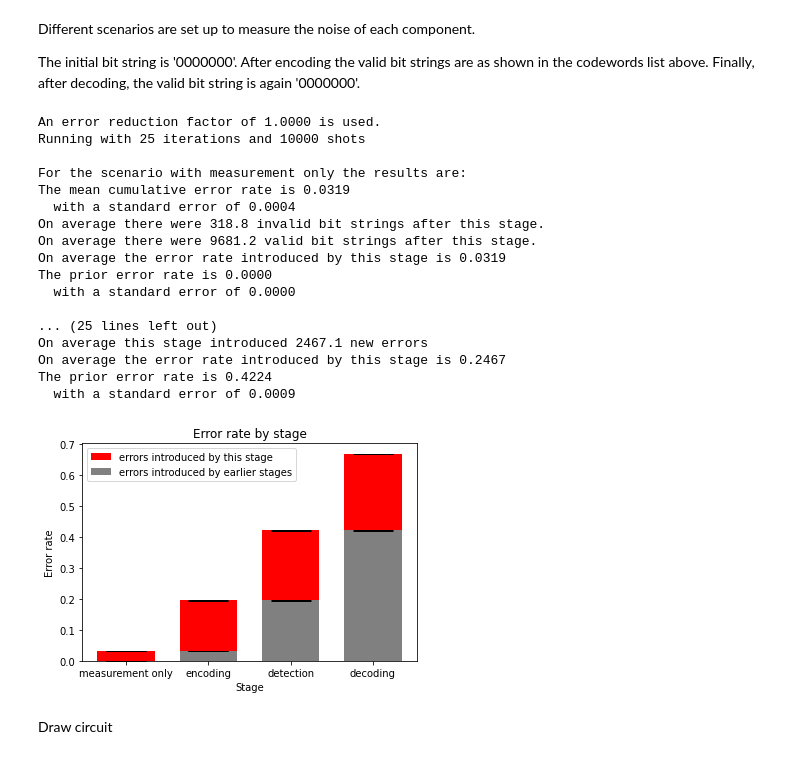
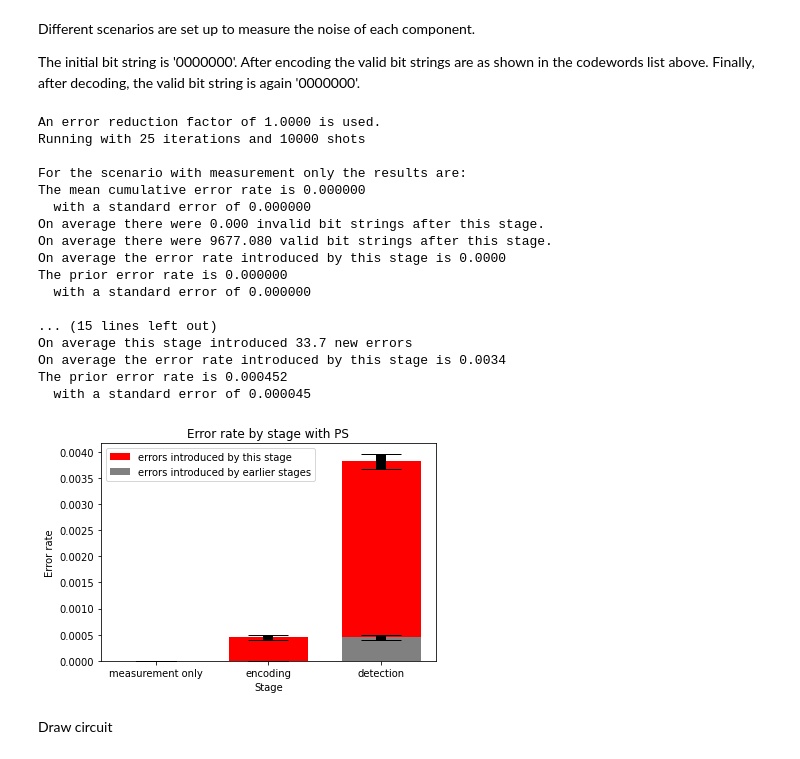
Before and after one commit to goldsmdn/SteaneCode, a Jupyter notebook: Steane code decoding with noise.ipynb, the cells around one changed output. Drawn from its saved outputs; the diff is of its cells as text; code cells hidden in the pictures.

```diff
--- a/Steane code decoding with noise.ipynb
+++ b/Steane code decoding with noise.ipynb
@@ -78,0 +78,3 @@ initial_codeword = [[0,0,0,0,0,0,0]]
+# %%
+codewords = get_codewords()
+print(codewords)
@@ -79,3 +85,5 @@ initial_codeword = [[0,0,0,0,0,0,0]]
+# %%
+initial_codeword = '0000000'
 # %% [markdown]
 Error decoding
 ---------------------
@@ -95,9 +103,9 @@ scenarios = {
         'detection':{
             'Encoding' : True, 'Ancilla' : True, 'Decoding' : False, 'Use_Initial_codeword' : False
                 },
-        'decoding':{
-            'Encoding' : True, 'Ancilla' : True, 'Decoding' : True, 'Use_Initial_codeword' : True
-                }
+        #'decoding':{
+        #    'Encoding' : True, 'Ancilla' : True, 'Decoding' : True, 'Use_Initial_codeword' : True
+        #        }
             }
 # %%
 #graph indices
@@ -137,8 +145,9 @@ for cases, parameters in scenarios.items():
         if NOISE:
             noise_model = get_noise(MEASURE_NOISE, SINGLE_GATE_DEPOLARISING,
                                     TWO_GATE_DEPOLARISING, SINGLE_GATE_SET, TWO_GATE_SET)
-        qubit.logical_measure()
         qubit.barrier()
+        qubit.logical_measure_data()
+        qubit.logical_measure_ancilla()
         qt = transpile(qubit, basis_gates = BASIS_GATE_SET)
         if NOISE:
             result = execute(qt, SIMULATOR, noise_model = noise_model, shots = SHOTS).result()
@@ -149,7 +158,7 @@ for cases, parameters in scenarios.items():
             valid_codewords = initial_codeword
         else:
             valid_codewords = codewords
-        count_valid, count_invalid = count_valid_output_strings(counts, valid_codewords, 2)
+        count_valid, count_invalid, _ = count_valid_output_strings(counts, valid_codewords, 2, post_selection = PS)
         error_rate = count_invalid / SHOTS
         count_valid_list.append(count_valid)
         count_invalid_list.append(count_invalid)
@@ -160,10 +169,10 @@ for cases, parameters in scenarios.items():
     mean_count_invalid = mean_of_list(count_invalid_list)
     mean_error_rate = mean_of_list(error_rate_list)
     standard_deviation, standard_error = calculate_standard_error(error_rate_list)
-    print(f'The mean cumulative error rate is {mean_error_rate:.4f}')
-    print(f'  with a standard error of {standard_error:.4f}')
-    print(f'On average there were {mean_count_invalid:.1f} invalid bit strings after this stage.')
-    print(f'On average there were {mean_count_valid:.1f} valid bit strings after this stage.')
+    print(f'The mean cumulative error rate is {mean_error_rate:.6f}')
+    print(f'  with a standard error of {standard_error:.6f}')
+    print(f'On average there were {mean_count_invalid:.3f} invalid bit strings after this stage.')
+    print(f'On average there were {mean_count_valid:.3f} valid bit strings after this stage.')
     if first_loop:
         first_loop = False
     else:
@@ -171,8 +180,8 @@ for cases, parameters in scenarios.items():
         print(f'On average this stage introduced {mean_stage_count_invalid:.1f} new errors')
     mean_stage_error_rate = (mean_error_rate - mean_last_error_rate)
     print(f'On average the error rate introduced by this stage is {mean_stage_error_rate:.4f}')
-    print(f'The prior error rate is {mean_last_error_rate:.4f}')
-    print(f'  with a standard error of {last_standard_error:.4f}')
+    print(f'The prior error rate is {mean_last_error_rate:.6f}')
+    print(f'  with a standard error of {last_standard_error:.6f}')
 
     this_stage_error.append(mean_error_rate)
     this_stage_standard_error.append(standard_error)
@@ -188,46 +197,46 @@ An error reduction factor of 1.0000 is used.
 Running with 25 iterations and 10000 shots
 
 For the scenario with measurement only the results are:
-The mean cumulative error rate is 0.0319
-  with a standard error of 0.0004
-On average there were 318.8 invalid bit strings after this stage.
-On average there were 9681.2 valid bit strings after this stage.
-On average the error rate introduced by this stage is 0.0319
-The prior error rate is 0.0000
-  with a standard error of 0.0000
+The mean cumulative error rate is 0.000000
+  with a standard error of 0.000000
+On average there were 0.000 invalid bit strings after this stage.
+On average there were 9677.080 valid bit strings after this stage.
+On average the error rate introduced by this stage is 0.0000
+The prior error rate is 0.000000
+  with a standard error of 0.000000
 
-... (25 lines left out)
-On average this stage introduced 2467.1 new errors
-On average the error rate introduced by this stage is 0.2467
-The prior error rate is 0.4224
-  with a standard error of 0.0009
+... (15 lines left out)
+On average this stage introduced 33.7 new errors
+On average the error rate introduced by this stage is 0.0034
+The prior error rate is 0.000452
+  with a standard error of 0.000045
 # %%
 import matplotlib.pyplot as plt
 YMIN = 0
 YMAX = 1.0
 YTICK = 0.2
 WIDTH = 0.7
 BAR_WIDTH = 10
 CAPSIZE = 20
 
 fig, ax = plt.subplots()
 
 ax.bar(labels, this_stage_error, WIDTH, label = 'errors introduced by this stage', color = "red")
 ax.bar(labels, last_stage_error, WIDTH, label = 'errors introduced by earlier stages', color = "grey")
 plt.errorbar(labels, this_stage_error, yerr = this_stage_standard_error,
              color = 'black', fmt = 'none', elinewidth = BAR_WIDTH, capsize = CAPSIZE )
 plt.errorbar(labels, last_stage_error, yerr = last_stage_standard_error,
              color = 'black', fmt = 'none', elinewidth = BAR_WIDTH, capsize = CAPSIZE)
 
 ax.set_xlabel('Stage')
 ax.set_ylabel('Error rate')
-ax.set_title('Error rate by stage')
+ax.set_title(title)
 ax.legend()
 
-fname = "Steane code errors in each stage"
+fname = './graphs/' + title
 plt.savefig(fname)
 # %% [output]
-[figure, old version]
+[figure, new version]
 # %% [markdown]
 Draw circuit
 # %%
```
Also changed, not shown: parts of 9 cells of this notebook.
